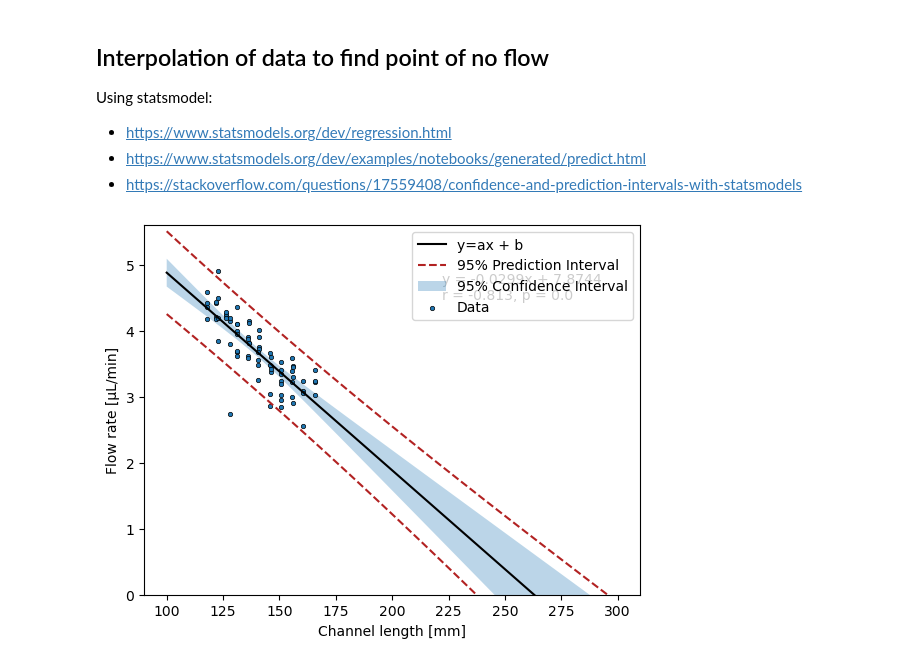
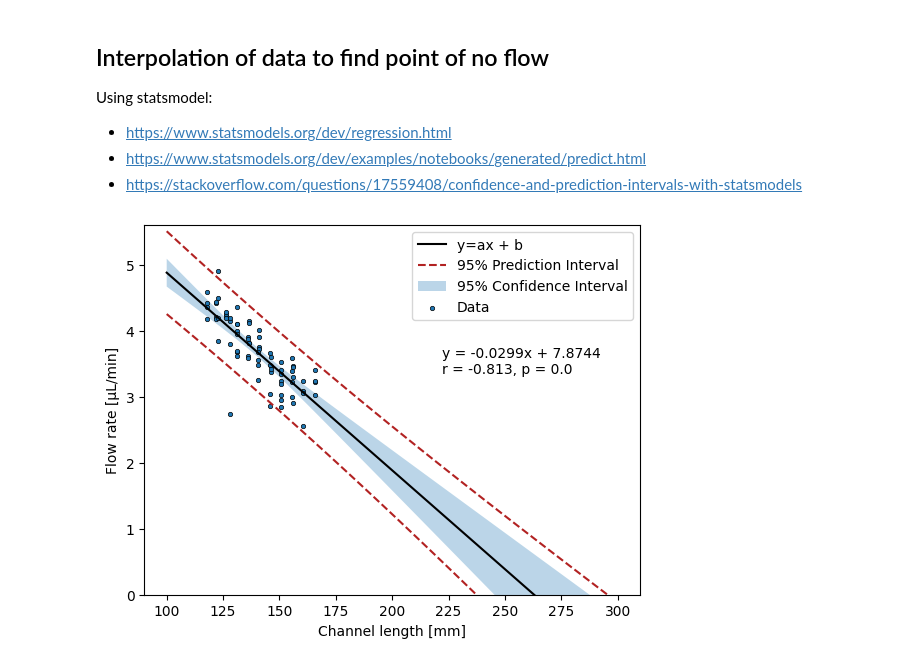
Before and after one commit to jwrth/xDBiT_toolbox, a Jupyter notebook: publication/notebooks/SpatialMouse_10_channel_flow.ipynb, the cells around one changed output. Drawn from its saved outputs; the diff is of its cells as text; code cells hidden in the pictures.

```diff
--- a/publication/notebooks/SpatialMouse_10_channel_flow.ipynb
+++ b/publication/notebooks/SpatialMouse_10_channel_flow.ipynb
@@ -17,8 +17,8 @@ from scipy import stats
 plt.rcParams['figure.dpi'] = 100
 plt.style.use('default')
 # %%
-#text_file = r"Z:\Daten\01 HPC\03 Team Meier\08_Projects\37_Spatial_Barcoding\37_54\lengths_horizontal_chip.txt"
-text_file = r"Z:\03 Team Meier\08_Projects\37_Spatial_Barcoding\37_54\lengths_horizontal_chip.txt"
+text_file = r"Z:\Daten\01 HPC\03 Team Meier\08_Projects\37_Spatial_Barcoding\37_54\lengths_horizontal_chip.txt"
+#text_file = r"Z:\03 Team Meier\08_Projects\37_Spatial_Barcoding\37_54\lengths_horizontal_chip.txt"
 
 
 file = open(text_file, 'r')
@@ -47,8 +47,8 @@ data["length_id"] = [ldict[elem] for elem in data["length"]]
 # %% [markdown]
 ## Measurement results
 # %%
-#resfile = r"Z:\Daten\01 HPC\03 Team Meier\08_Projects\37_Spatial_Barcoding\37_54\results.xlsx"
-resfile = r"Z:\03 Team Meier\08_Projects\37_Spatial_Barcoding\37_54\results.xlsx"
+resfile = r"Z:\Daten\01 HPC\03 Team Meier\08_Projects\37_Spatial_Barcoding\37_54\results.xlsx"
+#resfile = r"Z:\03 Team Meier\08_Projects\37_Spatial_Barcoding\37_54\results.xlsx"
 
 results = pd.read_excel(resfile)
 # %%
@@ -155,7 +155,7 @@ ax.annotate(
     round(r, 3),
     round(p, 3)
     ),
-            xy=(0.6,0.8),
+            xy=(0.6,0.6),
             xycoords='axes fraction')
 
 # out of sample prediction
@@ -169,31 +169,31 @@ ynew = predsum["mean"].values
 ci_lower = predsum["mean_ci_lower"]
 ci_upper = predsum["mean_ci_upper"]
 predci_lower = predsum["obs_ci_lower"]
 predci_upper = predsum["obs_ci_upper"]
 
 ax.plot(xnew, ynew, c='k', label="y=ax + b")
 ax.plot(xnew, predci_lower, linestyle='dashed', c='firebrick',
         label="95% Prediction Interval"
        )
 ax.plot(xnew, predci_upper, linestyle='dashed', c='firebrick')
 ax.fill_between(xnew, ci_lower, ci_upper, alpha=0.3,
                 label="95% Confidence Interval"
                )
 ax.scatter(x, y, c='C0', edgecolors='k', linewidth=0.5, s=10, label="Data")
 
 # set axis limits
 #ax.set_xlim(120, 170)
 ax.set_ylim(0, 5.6)
 
 # set axis labels
 ax.set_xlabel("Channel length [mm]")
 ax.set_ylabel("Flow rate [µL/min]")
 
 ax.legend()
 
 plt.savefig("figures/lineplot_flowrate_prediction.pdf")
 plt.savefig("figures/lineplot_flowrate_prediction.png")
 
 plt.show()
 # %% [output]
-[figure, old version]
+[figure, new version]
```
Also changed, not shown: parts of 2 cells of this notebook.
